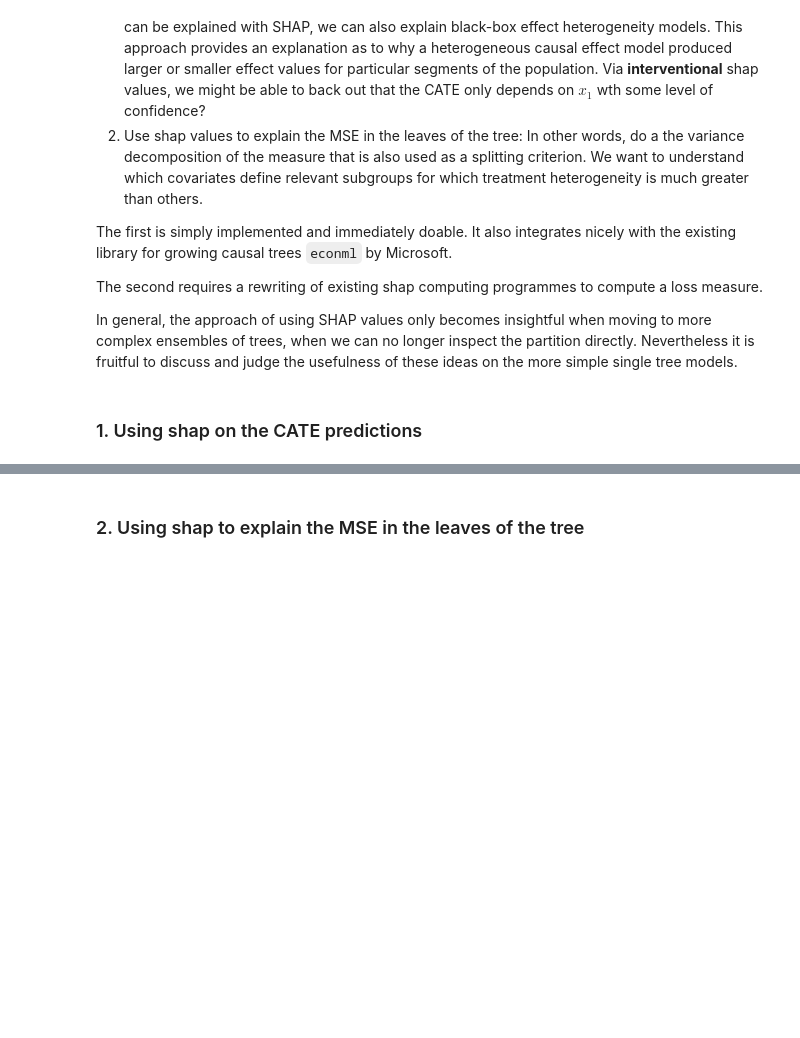
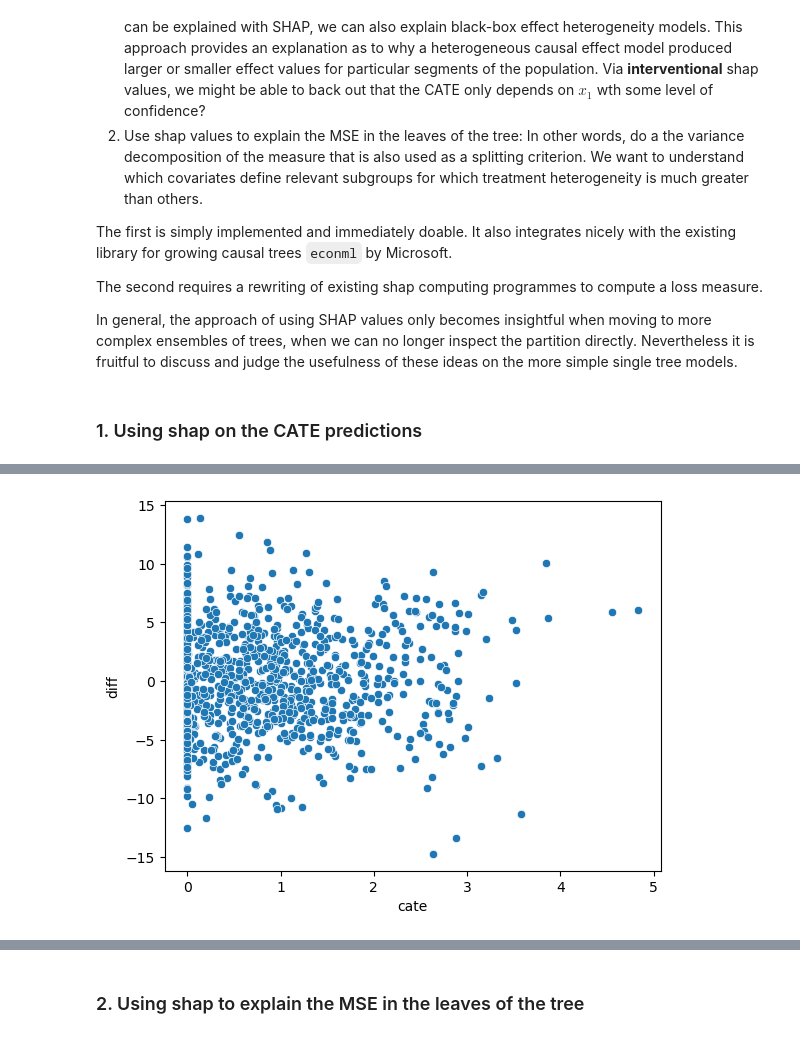
Before and after one commit to lasse-meixner/causal_trees, a Jupyter notebook: transformed_outcome_tree.ipynb, the cells around one changed output, grey strips where cells are left out. Drawn from its saved outputs; the diff is of its cells as text; code cells hidden in the pictures; blank space fills up the shorter version.

```diff
--- a/transformed_outcome_tree.ipynb
+++ b/transformed_outcome_tree.ipynb
@@ -436,0 +512,3 @@ Based on this we can be *pretty sure* that $\kappa(x)$ is only a function of $x_
+# %%
+# train honest tree
+H_forest = train_forest_H(df, min_samples_leaf=4)
@@ -436,0 +517,35 @@ Based on this we can be *pretty sure* that $\kappa(x)$ is only a function of $x_
+# %%
+# generate test data
+
+df_test = simulate_exp2(1000, pr_w=0.5, var_eps=0.01) # same parameters as before
+
+# write method to get estimates on test set using method used before:
+
+def add_tau_tree(df_train, df_test, tree):
+    # get leaf nodes for test set
+    df_test['leaf'] = tree.apply(df_test[['X1', 'X2', 'X3', 'X4', 'X5', 'X6', 'X7', 'X8', 'X9', "X10"]])
+    # get estimate of tau for each leaf node
+    df_train["leaf"] = tree.apply(df_train[['X1', 'X2', 'X3', 'X4', 'X5', 'X6', 'X7', 'X8', 'X9', "X10"]])
+    df_test["tau"] = df_test["leaf"].map(df_train.groupby("leaf")["y_transformed"].mean())
+    return df_test
+
+
+def add_tau_forest(df_train, df_test, forest):
+    # iterate over all trees in forest, and add tau for each tree, then take average
+    tree_taus = pd.DataFrame()
+    i = 0
+    for tree in forest.estimators_:
+        # get leaf nodes for test set
+        df_test['leaf'] = tree.apply(df_test[['X1', 'X2', 'X3', 'X4', 'X5', 'X6', 'X7', 'X8', 'X9', "X10"]])
+        # get estimate of tau for each leaf node
+        df_train["leaf"] = tree.apply(df_train[['X1', 'X2', 'X3', 'X4', 'X5', 'X6', 'X7', 'X8', 'X9', "X10"]])
+        df_test["tau"] = df_test["leaf"].map(df_train.groupby("leaf")["y_transformed"].mean())
+        # add column to dataframe
+        tree_taus['tau_{}'.format(i)] = df_test['tau']
+        i += 1
+
+    # take average across all trees
+    df_test['tau_forest'] = tree_taus.mean(axis=1)
+    return df_test
+# %%
+df_test = add_tau_forest(df, df_test, H_forest)
@@ -436,0 +579,8 @@ Based on this we can be *pretty sure* that $\kappa(x)$ is only a function of $x_
+# %%
+# plot quality of predictions against true CATE
+
+df_test["diff"] = df_test['y_transformed'] - df_test['cate']
+sns.scatterplot(x='cate', y="diff", data=df_test.sample(1000))
+plt.show()
+# %% [output]
+[figure, added]
```
Also changed, not shown: parts of 20 cells of this notebook.
